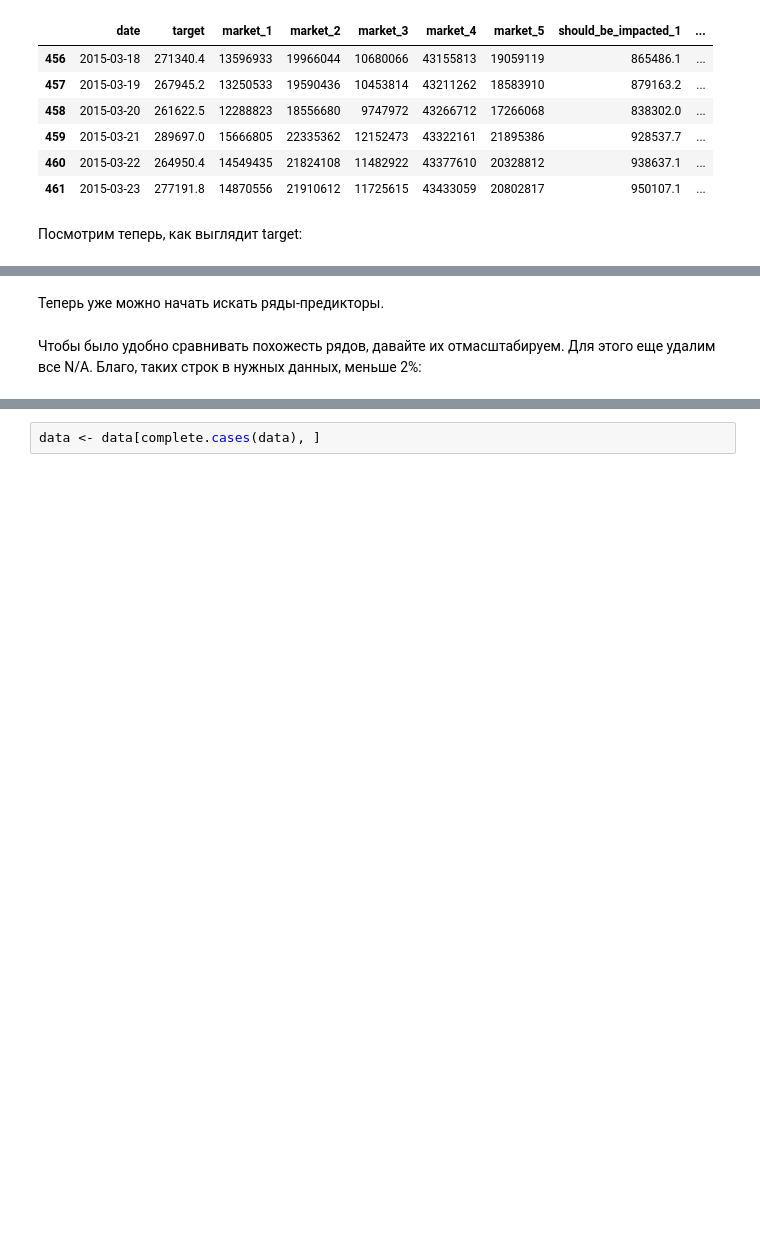
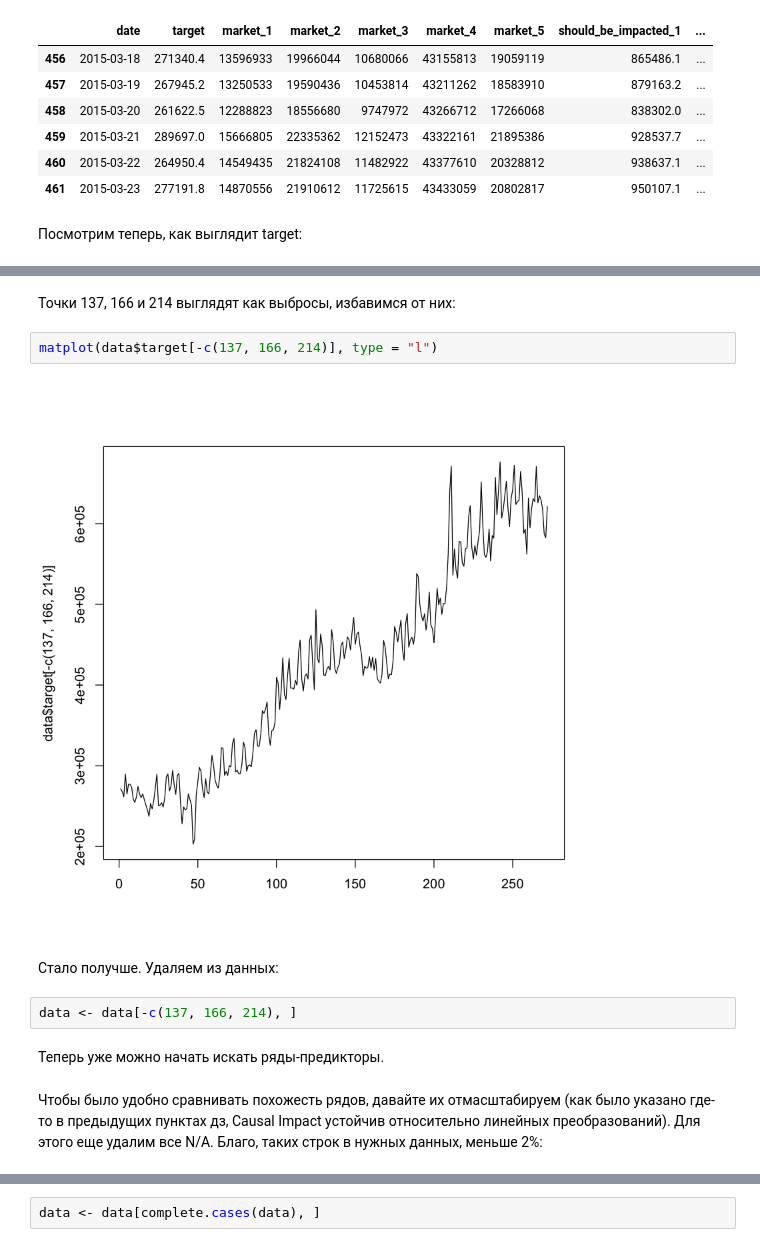
Before and after one commit to avgaydashenko/practical-analytics-hw, a Jupyter notebook: hw2/part2.ipynb, the cells around one changed output, grey strips where cells are left out. Drawn from its saved outputs; the diff is of its cells as text; blank space fills up the shorter version.

```diff
--- a/hw2/part2.ipynb
+++ b/hw2/part2.ipynb
@@ -97,7 +116,17 @@ matplot(data$target, type = "l")
+# %% [markdown]
+Точки 137, 166 и 214 выглядят как выбросы, избавимся от них:
+# %%
+matplot(data$target[-c(137, 166, 214)], type = "l")
+# %% [output]
+[figure, added]
+# %% [markdown]
+Стало получше. Удаляем из данных:
+# %%
+data <- data[-c(137, 166, 214), ]
 # %% [markdown]
 Теперь уже можно начать искать ряды-предикторы.
 # %% [markdown]
-Чтобы было удобно сравнивать похожесть рядов, давайте их отмасштабируем. Для этого еще удалим все N/A. Благо, таких строк в нужных данных, меньше 2%:
+Чтобы было удобно сравнивать похожесть рядов, давайте их отмасштабируем (как было указано где-то в предыдущих пунктах дз, Causal Impact устойчив относительно линейных преобразований). Для этого еще удалим все N/A. Благо, таких строк в нужных данных, меньше 2%:
 # %%
 sum(complete.cases(data)) / nrow(data)
 # %% [output]
```
Also changed, not shown: parts of 49 cells of this notebook.
